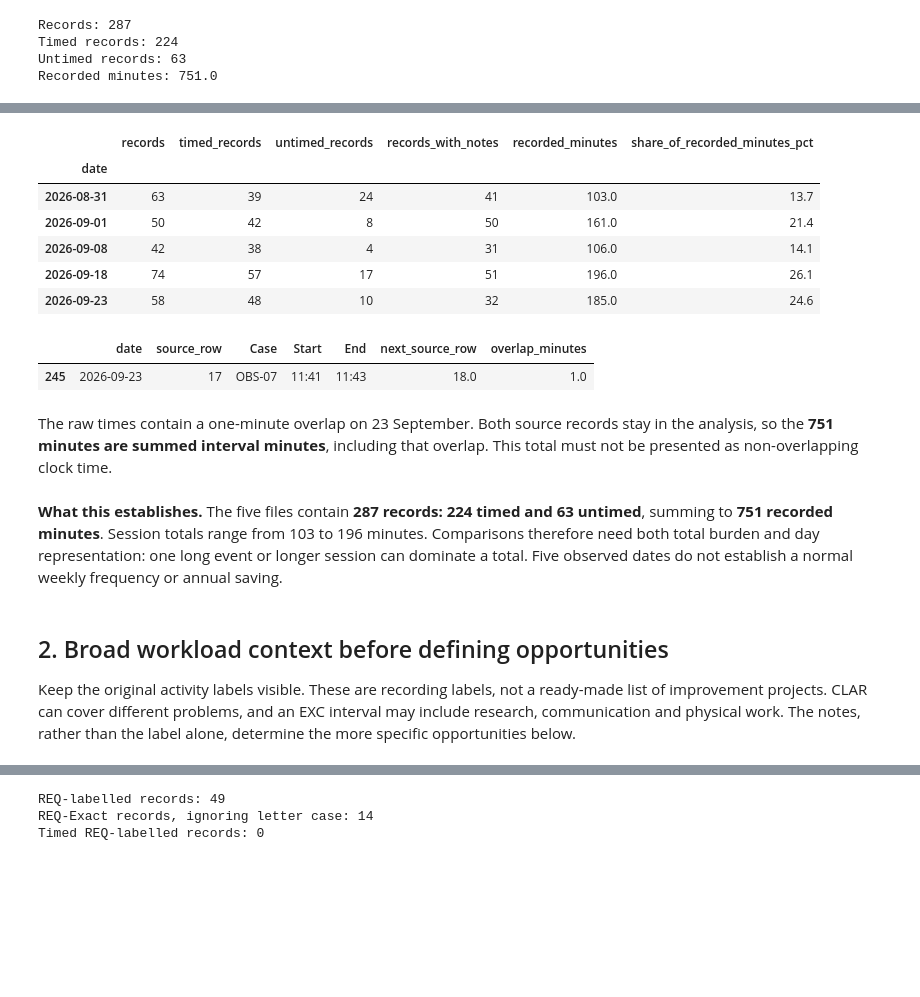
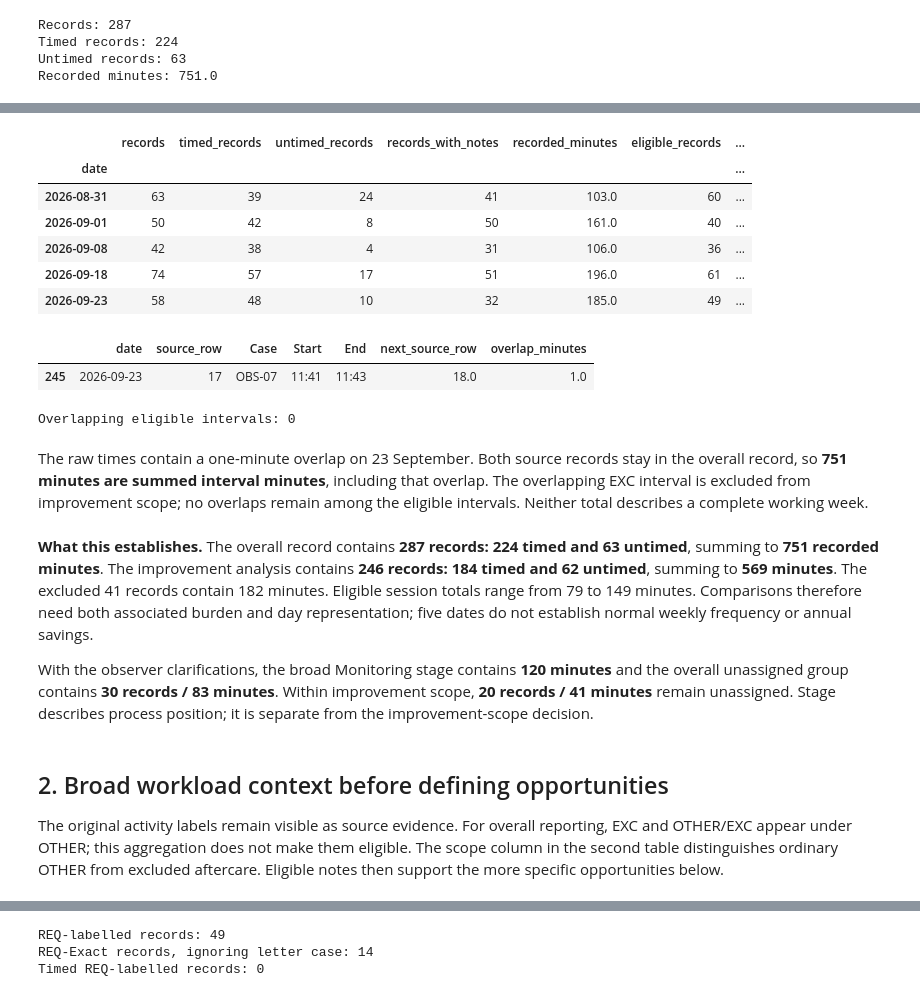
Before and after one commit to Luuuuuig/Bachelor-End-Project, a Jupyter notebook: Focal_Case_Selection_2026-10-07.ipynb, the cells around one changed output, grey strips where cells are left out. Cells and saved outputs as stored; diff of their text form; code cells hidden in the pictures; blank space fills up the shorter version.

```diff
--- a/Focal_Case_Selection_2026-10-07.ipynb
+++ b/Focal_Case_Selection_2026-10-07.ipynb
@@ -133,6 +133,9 @@ observations.loc[clarification, "observer_clarification"] = (
 
 aftercare = pd.to_datetime(observations["date"]).eq(pd.Timestamp("2026-08-31"))
 aftercare = aftercare & observations["source_row"].isin([27, 57])
+aftercare = aftercare | (
+    observations["date"].eq("2026-09-01") & observations["source_row"].eq(14)
+)
 observations.loc[aftercare, "stage"] = "Monitoring"
 observations.loc[aftercare, "observer_clarification"] = (
     "Following up on outstanding orders/deliveries; clarified by Yijie on 12 October 2026.")
@@ -163,0 +177,31 @@ with pd.option_context("display.max_colwidth", None):
+# %%
+observations['reporting_activity'] = observations['Activity'].replace({
+    'EXC': 'OTHER', 'OTHER/EXC': 'OTHER'
+})
+observations['improvement_scope'] = ~observations['Activity'].isin(['EXC', 'OTHER/EXC'])
+observations['scope_exclusion_reason'] = ''
+observations.loc[observations['Activity'].eq('EXC'), 'scope_exclusion_reason'] = (
+    'EXC outside improvement scope; retained in the overall record under reporting OTHER.'
+)
+observations.loc[observations['Activity'].eq('OTHER/EXC'), 'scope_exclusion_reason'] = (
+    'Mixed OTHER/EXC interval cannot be split; all three minutes excluded from improvement scope.'
+)
+scoped_observations = observations.loc[observations['improvement_scope']].copy()
+excluded_rows = observations.loc[~observations['improvement_scope']].copy()
+
+scope_counts = []
+for label, rows in [('Overall record', observations),
+                    ('Improvement scope', scoped_observations),
+                    ('Excluded from improvement', excluded_rows)]:
+    scope_counts.append({
+        'scope': label, 'records': len(rows),
+        'timed_records': int(rows['timed'].sum()),
+        'untimed_records': int(rows['untimed'].sum()),
+        'recorded_minutes': rows['minutes'].sum(min_count=1)
+    })
+workload_scope_summary = pd.DataFrame(scope_counts).set_index('scope')
+assert tuple(workload_scope_summary.loc['Overall record']) == (287, 224, 63, 751)
+assert tuple(workload_scope_summary.loc['Improvement scope']) == (246, 184, 62, 569)
+assert tuple(workload_scope_summary.loc['Excluded from improvement']) == (41, 40, 1, 182)
+assert observations.loc[observations['Activity'].eq('OTHER'), 'improvement_scope'].all()
+display(workload_scope_summary)
@@ -164,21 +233,21 @@ with pd.option_context("display.max_colwidth", None):
 # %%
 daily = observations.groupby('date').agg(
-    records=('source_row', 'size'),
-    timed_records=('timed', 'sum'),
-    untimed_records=('untimed', 'sum'),
-    records_with_notes=('has_note', 'sum')
+    records=('source_row', 'size'), timed_records=('timed', 'sum'),
+    untimed_records=('untimed', 'sum'), records_with_notes=('has_note', 'sum')
 )
 daily['recorded_minutes'] = observations.groupby('date')['minutes'].sum(min_count=1)
-daily['share_of_recorded_minutes_pct'] = daily['recorded_minutes'] / daily['recorded_minutes'].sum() * 100
+daily['eligible_records'] = scoped_observations.groupby('date').size()
+daily['eligible_minutes'] = scoped_observations.groupby('date')['minutes'].sum(min_count=1)
+daily['share_of_eligible_minutes_pct'] = daily['eligible_minutes'] / scoped_observations['minutes'].sum() * 100
 display(daily.round(1))
 # %% [output]
-|  | records | timed_records | untimed_records | records_with_notes | recorded_minutes | share_of_recorded_minutes_pct |
-| date |  |  |  |  |  |  |
-| 2026-08-31 | 63 | 39 | 24 | 41 | 103.0 | 13.7 |
-| 2026-09-01 | 50 | 42 | 8 | 50 | 161.0 | 21.4 |
-| 2026-09-08 | 42 | 38 | 4 | 31 | 106.0 | 14.1 |
-| 2026-09-18 | 74 | 57 | 17 | 51 | 196.0 | 26.1 |
-| 2026-09-23 | 58 | 48 | 10 | 32 | 185.0 | 24.6 |
+|  | records | timed_records | untimed_records | records_with_notes | recorded_minutes | eligible_records | ... |
+| date |  |  |  |  |  |  | ... |
+| 2026-08-31 | 63 | 39 | 24 | 41 | 103.0 | 60 | ... |
+| 2026-09-01 | 50 | 42 | 8 | 50 | 161.0 | 40 | ... |
+| 2026-09-08 | 42 | 38 | 4 | 31 | 106.0 | 36 | ... |
+| 2026-09-18 | 74 | 57 | 17 | 51 | 196.0 | 61 | ... |
+| 2026-09-23 | 58 | 48 | 10 | 32 | 185.0 | 49 | ... |
 # %%
 timed_intervals = observations.loc[observations['timed'], ['date', 'source_row', 'Case', 'Start', 'End']].copy()
 timed_intervals['start_time'] = start.loc[timed_intervals.index]
@@ -190,17 +259,28 @@ overlap_mask = timed_intervals['end_time'] > timed_intervals['next_start']
 overlap_rows = timed_intervals.loc[overlap_mask].copy()
 overlap_rows['overlap_minutes'] = (overlap_rows['end_time'] - overlap_rows['next_start']).dt.total_seconds() / 60
 display(overlap_rows[['date', 'source_row', 'Case', 'Start', 'End', 'next_source_row', 'overlap_minutes']])
+# Recompute adjacency after scope filtering; the raw overlap does not carry into scope.
+scoped_intervals = timed_intervals.merge(
+    scoped_observations[['date', 'source_row']], on=['date', 'source_row'],
+    how='inner', validate='one_to_one'
+).sort_values(['date', 'start_time', 'source_row'])
+scoped_intervals['next_start'] = scoped_intervals.groupby('date')['start_time'].shift(-1)
+assert not scoped_intervals['end_time'].gt(scoped_intervals['next_start']).any()
+print('Overlapping eligible intervals: 0')
 # %% [output]
 |  | date | source_row | Case | Start | End | next_source_row | overlap_minutes |
 | 245 | 2026-09-23 | 17 | OBS-07 | 11:41 | 11:43 | 18.0 | 1.0 |
+Overlapping eligible intervals: 0
 # %% [markdown]
-The raw times contain a one-minute overlap on 23 September. Both source records stay in the analysis, so the **751 minutes are summed interval minutes**, including that overlap. This total must not be presented as non-overlapping clock time.
+The raw times contain a one-minute overlap on 23 September. Both source records stay in the overall record, so **751 minutes are summed interval minutes**, including that overlap. The overlapping EXC interval is excluded from improvement scope; no overlaps remain among the eligible intervals. Neither total describes a complete working week.
 # %% [markdown]
-**What this establishes.** The five files contain **287 records: 224 timed and 63 untimed**, summing to **751 recorded minutes**. Session totals range from 103 to 196 minutes. Comparisons therefore need both total burden and day representation: one long event or longer session can dominate a total. Five observed dates do not establish a normal weekly frequency or annual saving.
+**What this establishes.** The overall record contains **287 records: 224 timed and 63 untimed**, summing to **751 recorded minutes**. The improvement analysis contains **246 records: 184 timed and 62 untimed**, summing to **569 minutes**. The excluded 41 records contain 182 minutes. Eligible session totals range from 79 to 149 minutes. Comparisons therefore need both associated burden and day representation; five dates do not establish normal weekly frequency or annual savings.
+
+With the observer clarifications, the broad Monitoring stage contains **120 minutes** and the overall unassigned group contains **30 records / 83 minutes**. Within improvement scope, **20 records / 41 minutes** remain unassigned. Stage describes process position; it is separate from the improvement-scope decision.
 # %% [markdown]
 ## 2. Broad workload context before defining opportunities
 
-Keep the original activity labels visible. These are recording labels, not a ready-made list of improvement projects. CLAR can cover different problems, and an EXC interval may include research, communication and physical work. The notes, rather than the label alone, determine the more specific opportunities below.
+The original activity labels remain visible as source evidence. For overall reporting, EXC and OTHER/EXC appear under OTHER; this aggregation does not make them eligible. The scope column in the second table distinguishes ordinary OTHER from excluded aftercare. Eligible notes then support the more specific opportunities below.
 # %%
 activity = observations.groupby('Activity').agg(
     records=('source_row', 'size'),
```
Also changed, not shown: parts of 44 cells of this notebook, 1 other file.
